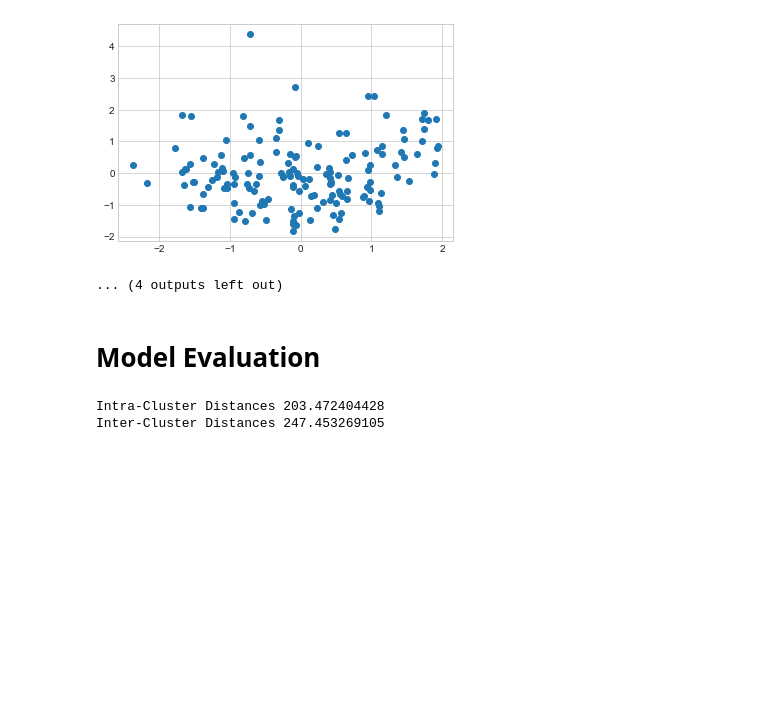
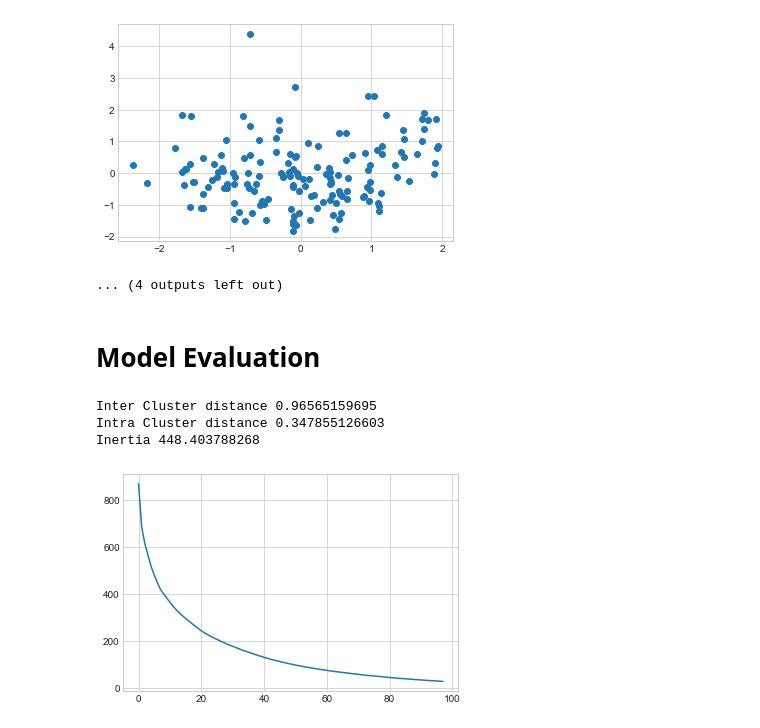
Before and after one commit to abangadji/CEBD-1260-BIG-DATA-ANALYTICS, a Jupyter notebook: Week 4/clustering-hierarchical.ipynb, the cells around one changed output. Drawn from its saved outputs; the diff is of its cells as text; code cells hidden in the pictures; blank space fills up the shorter version.

```diff
--- a/Week 4/clustering-hierarchical.ipynb
+++ b/Week 4/clustering-hierarchical.ipynb
@@ -64,6 +64,7 @@ print(set(T))
 print(collections.Counter(T))
 df_results = df.copy()
 df_results['cluster'] = T
+df['cluster'] = T
 # %% [output]
 [figure]
 {1, 2, 3, 4, 5, 6, 7, 8}
@@ -179,19 +180,55 @@ Generosity
 ... (4 outputs left out)
 # %% [markdown]
 # Model Evaluation
-# %%
-# Intra-Cluster
-centroids = []
-for cluster in sorted(set(T)):
-    centroids.append(df_results[df_results['cluster']==cluster][X_columns].mean().values)
-print('Intra-Cluster Distances', sum(sum(euclidean_distances(centroids, centroids))))
-
-# Inter-Cluster
-distances = 0
-for cluster in sorted(set(T)):
-    centroid = df_results[df_results['cluster']==cluster][X_columns].mean().values
-    distances += (sum(euclidean_distances(df_results[df_results['cluster']==cluster][X_columns].values, centroid.reshape(1, -1))))[0]
-print('Inter-Cluster Distances', distances)
-# %% [output]
-Intra-Cluster Distances 203.472404428
-Inter-Cluster Distances 247.453269105
+# %%
+# Inter-Cluster
+centroids = []
+for cluster in sorted(set(T)):
+    centroids.append(df[df['cluster']==cluster][X_columns].mean().values)
+distances = []
+for c1 in centroids:
+    for c2 in centroids:
+        distances.append(euclidean_distances(c1.reshape(-1, 1), c2.reshape(-1, 1))[0][0])
+print('Inter Cluster distance', np.mean(distances))
+
+# Intra-Cluster
+distances = []
+for cluster in sorted(set(T)):
+    df_filter = df[df['cluster']==cluster]
+    centroid = df_filter[X_columns].mean().values
+    for k, v in df_filter[X_columns].iterrows():
+        distances.append(euclidean_distances(centroid.reshape(-1, 1), v.values.reshape(-1, 1))[0][0])
+print('Intra Cluster distance', np.mean(distances))
+
+# Inertia
+distances = []
+for cluster in sorted(set(T)):
+    df_filter = df[df['cluster']==cluster]
+    centroid = df_filter[X_columns].mean().values
+    for k, v in df_filter[X_columns].iterrows():
+        distances.append(euclidean_distances(centroid.reshape(1, -1), v.values.reshape(1, -1), squared=True)[0][0])
+print('Inertia', np.sum(distances))
+# %% [output]
+Inter Cluster distance 0.96565159695
+Intra Cluster distance 0.347855126603
+Inertia 448.403788268
+# %%
+inertia = []
+for k in range(2,100):
+    d = sch.distance.pdist(df[X_columns])
+    Z= sch.linkage(d, method = 'ward')
+    T = sch.fcluster(Z, k, 'maxclust')
+    df['cluster'] = T
+
+    # Inertia
+    distances = []
+    for cluster in sorted(set(T)):
+        df_filter = df[df['cluster']==cluster]
+        centroid = df_filter[X_columns].mean().values
+        for k, v in df_filter[X_columns].iterrows():
+            distances.append(euclidean_distances(centroid.reshape(1, -1), v.values.reshape(1, -1), squared=True)[0][0])
+    inertia.append(np.sum(distances))
+plt.plot(inertia)
+plt.show()
+# %% [output]
+[figure, added]
```
Also changed, not shown: 2 other files.
